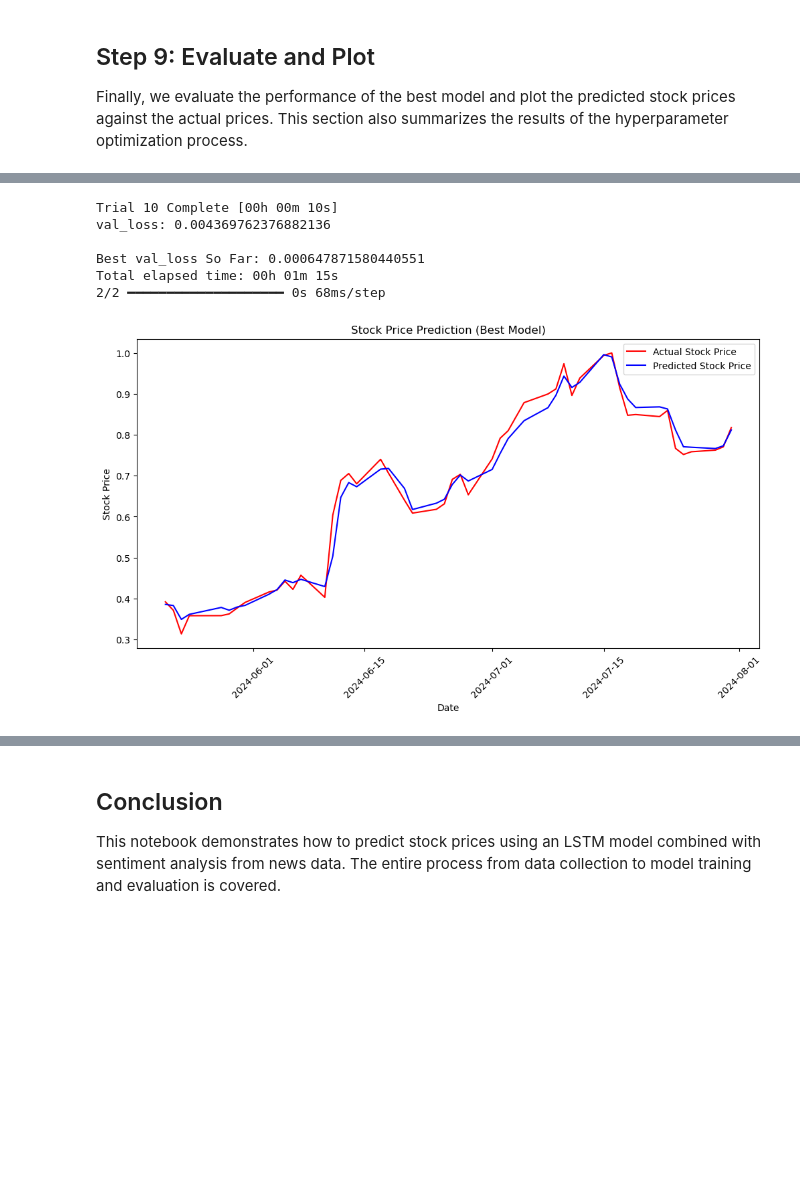
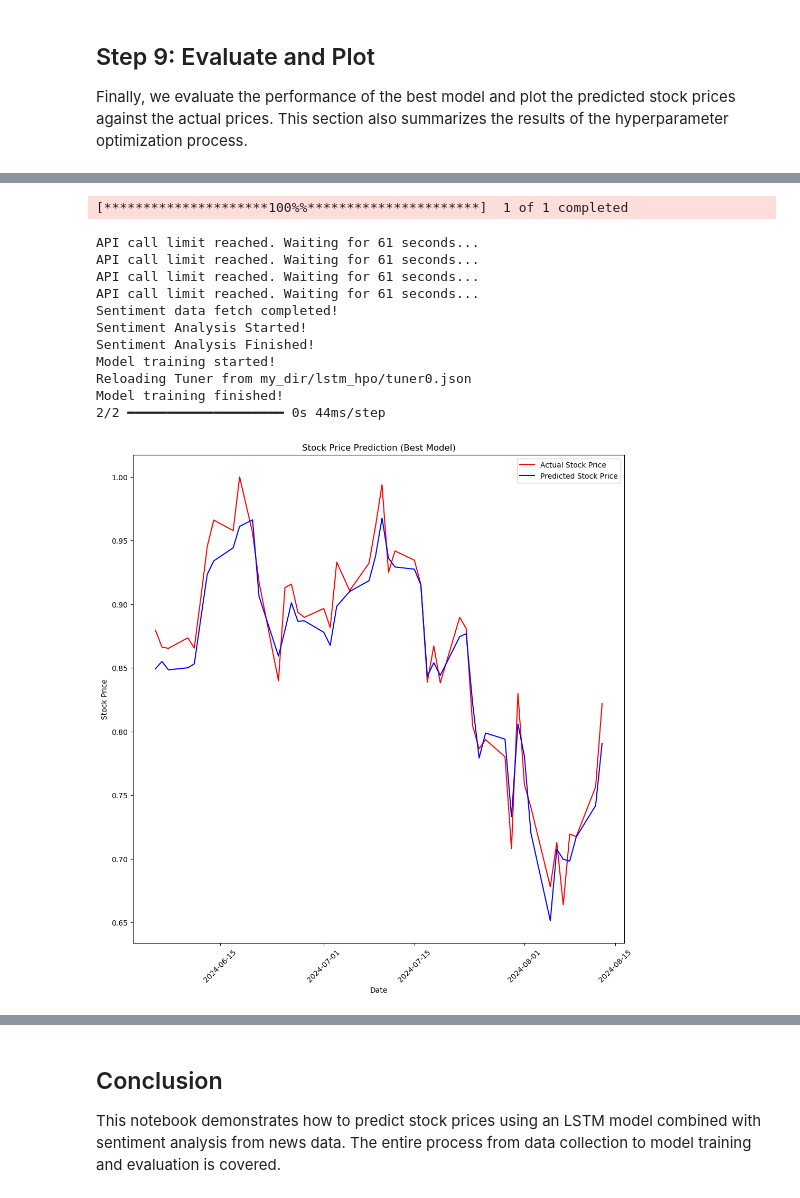
Before and after one commit to msc35/stock-price-forecast-LSTM-with-sentiment-analysis, a Jupyter notebook: LSTM_based_stock_price_forecast.ipynb, the cells around one changed output, grey strips where cells are left out. Saved outputs shown, nothing was run; the diff lists cells and outputs as text; code cells hidden in the pictures; blank space fills up the shorter version.

```diff
--- a/LSTM_based_stock_price_forecast.ipynb
+++ b/LSTM_based_stock_price_forecast.ipynb
@@ -116,7 +119,7 @@ def scale_features(combined_data):
     combined_data['ma10'] = combined_data['Close'].rolling(window=10).mean()
     combined_data.dropna(inplace=True)
 
-    return combined_data
+    return combined_data, scaler
 # %% [markdown]
 ## Step 7: Prepare Data for LSTM
 
@@ -167,7 +171,7 @@ def evaluate_and_plot(best_model, X_test, y_test, combined_data):
     predicted_stock_price = best_model.predict(X_test)
     test_dates = combined_data.iloc[-len(y_test):]['Date'].values
 
-    plt.figure(figsize=(12, 6))
+    plt.figure(figsize=(12, 12))
     plt.plot(test_dates, y_test, color='red', label='Actual Stock Price')
     plt.plot(test_dates, predicted_stock_price, color='blue', label='Predicted Stock Price')
     plt.title('Stock Price Prediction (Best Model)')
@@ -196,37 +200,46 @@ This section brings together all the functions defined above and executes the wo
 # %%
 # Define parameters
-start_date = "2023-08-01"
-end_date = "2024-08-01"
-ticker = "AAPL"
-company = "AAPL"
+start_date = "2023-01-01"
+end_date = "2024-08-14"
+ticker = "NVDA"
+company = "NVDA"
 
 # Fetch data
 stock_data = fetch_stock_data(ticker, start_date, end_date)
 finnhub_client = finnhub.Client(api_key="cqquf8pr01qor5igjm80cqquf8pr01qor5igjm8g")
-sentiment_data = fetch_sentiment_data(company, datetime(2023, 8, 1), datetime(2024, 8, 1), finnhub_client)
+sentiment_data = fetch_sentiment_data(company, datetime(2023, 1, 1), datetime(2024, 8, 14), finnhub_client)
 
 # Perform sentiment analysis
 sentiment_data = perform_sentiment_analysis(sentiment_data)
 
 # Combine data
 combined_data = combine_stock_and_sentiment(stock_data, sentiment_data)
 
+#Save scale parameters
+scaler = scale_features(combined_data)[1]
+
 # Scale features
-combined_data = scale_features(combined_data)
+combined_data = scale_features(combined_data)[0]
 
 # Prepare data for LSTM
 X_train, X_test, y_train, y_test = prepare_lstm_data(combined_data)
 
 # Build, train, and evaluate the LSTM model
 best_model, tuner = build_and_train_lstm(X_train, y_train, X_test, y_test)
 
 # Evaluate and plot results
 performance_df = evaluate_and_plot(best_model, X_test, y_test, combined_data)
 # %% [output]
-Trial 10 Complete [00h 00m 10s]
-val_loss: 0.004369762376882136
-
-Best val_loss So Far: 0.000647871580440551
-Total elapsed time: 00h 01m 15s
-2/2 ━━━━━━━━━━━━━━━━━━━━ 0s 68ms/step
+[*********************100%%**********************]  1 of 1 completed
+API call limit reached. Waiting for 61 seconds...
+API call limit reached. Waiting for 61 seconds...
+API call limit reached. Waiting for 61 seconds...
+API call limit reached. Waiting for 61 seconds...
+Sentiment data fetch completed!
+Sentiment Analysis Started!
+Sentiment Analysis Finished!
+Model training started!
+Reloading Tuner from my_dir/lstm_hpo/tuner0.json
+Model training finished!
+2/2 ━━━━━━━━━━━━━━━━━━━━ 0s 44ms/step
-[figure, old version]
+[figure, new version]
```
Also changed, not shown: parts of 7 cells of this notebook.
